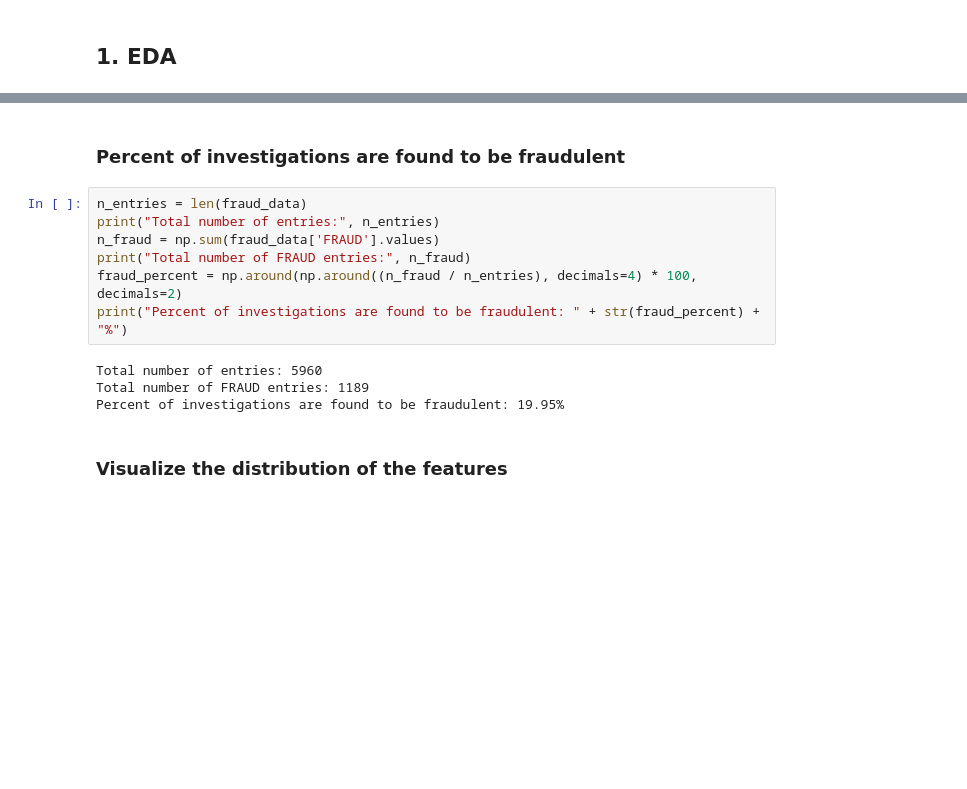
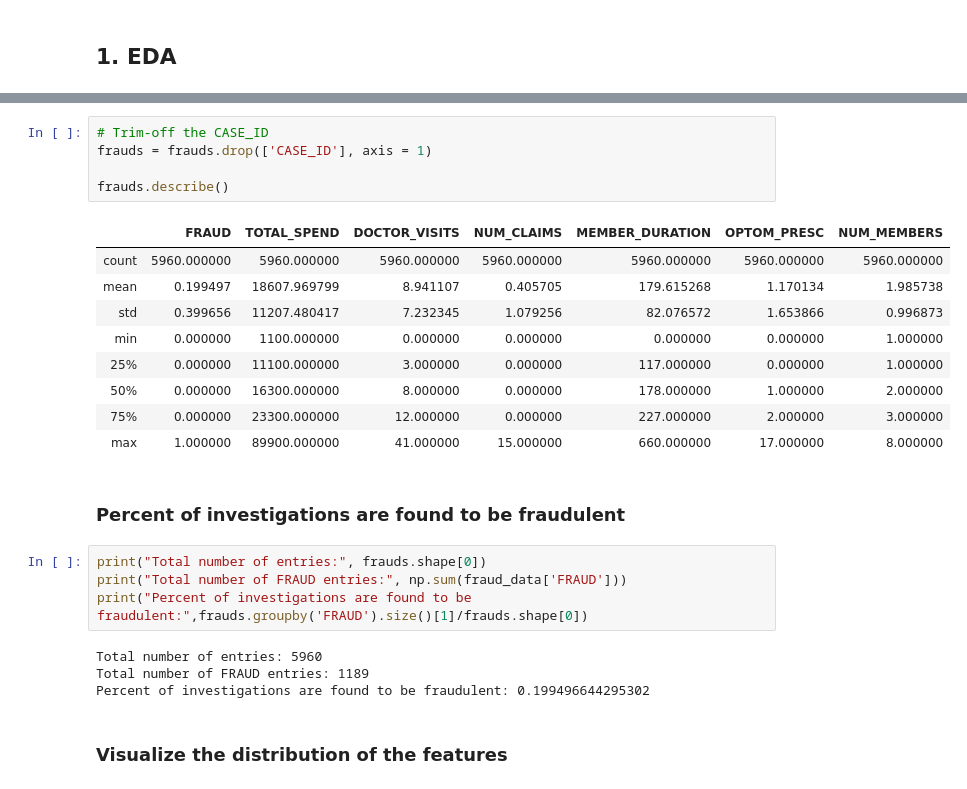
Before and after one commit to ChrisH2019/Illinois-Tech-Course-Projects, a Jupyter notebook: 10 CS584 Machine Learning/1 Insurance Claim Classifier/Insurance Claim Classifier .ipynb, the cells around one changed output, grey strips where cells are left out. Drawn from its saved outputs; the diff is of its cells as text; blank space fills up the shorter version.

```diff
--- a/10 CS584 Machine Learning/1 Insurance Claim Classifier/Insurance Claim Classifier .ipynb
+++ b/10 CS584 Machine Learning/1 Insurance Claim Classifier/Insurance Claim Classifier .ipynb
@@ -67,16 +45,28 @@ memory usage: 372.6 KB
+# %%
+# Trim-off the CASE_ID
+frauds = frauds.drop(['CASE_ID'], axis = 1)
+
+frauds.describe()
+# %% [output]
+|  | FRAUD | TOTAL_SPEND | DOCTOR_VISITS | NUM_CLAIMS | MEMBER_DURATION | OPTOM_PRESC | NUM_MEMBERS |
+| count | 5960.000000 | 5960.000000 | 5960.000000 | 5960.000000 | 5960.000000 | 5960.000000 | 5960.000000 |
+| mean | 0.199497 | 18607.969799 | 8.941107 | 0.405705 | 179.615268 | 1.170134 | 1.985738 |
+| std | 0.399656 | 11207.480417 | 7.232345 | 1.079256 | 82.076572 | 1.653866 | 0.996873 |
+| min | 0.000000 | 1100.000000 | 0.000000 | 0.000000 | 0.000000 | 0.000000 | 1.000000 |
+| 25% | 0.000000 | 11100.000000 | 3.000000 | 0.000000 | 117.000000 | 0.000000 | 1.000000 |
+| 50% | 0.000000 | 16300.000000 | 8.000000 | 0.000000 | 178.000000 | 1.000000 | 2.000000 |
+| 75% | 0.000000 | 23300.000000 | 12.000000 | 0.000000 | 227.000000 | 2.000000 | 3.000000 |
+| max | 1.000000 | 89900.000000 | 41.000000 | 15.000000 | 660.000000 | 17.000000 | 8.000000 |
 # %% [markdown]
 ### Percent of investigations are found to be fraudulent
 # %%
-n_entries = len(fraud_data)
-print("Total number of entries:", n_entries)
-n_fraud = np.sum(fraud_data['FRAUD'].values)
-print("Total number of FRAUD entries:", n_fraud)
-fraud_percent = np.around(np.around((n_fraud / n_entries), decimals=4) * 100, decimals=2)
-print("Percent of investigations are found to be fraudulent: " + str(fraud_percent) + "%")
+print("Total number of entries:", frauds.shape[0])
+print("Total number of FRAUD entries:", np.sum(fraud_data['FRAUD']))
+print("Percent of investigations are found to be fraudulent:",frauds.groupby('FRAUD').size()[1]/frauds.shape[0])
 # %% [output]
 Total number of entries: 5960
 Total number of FRAUD entries: 1189
-Percent of investigations are found to be fraudulent: 19.95%
+Percent of investigations are found to be fraudulent: 0.199496644295302
 # %% [markdown]
 ### Visualize the distribution of the features
 # %%
```
Also changed, not shown: parts of 24 cells of this notebook, 1 other file.
